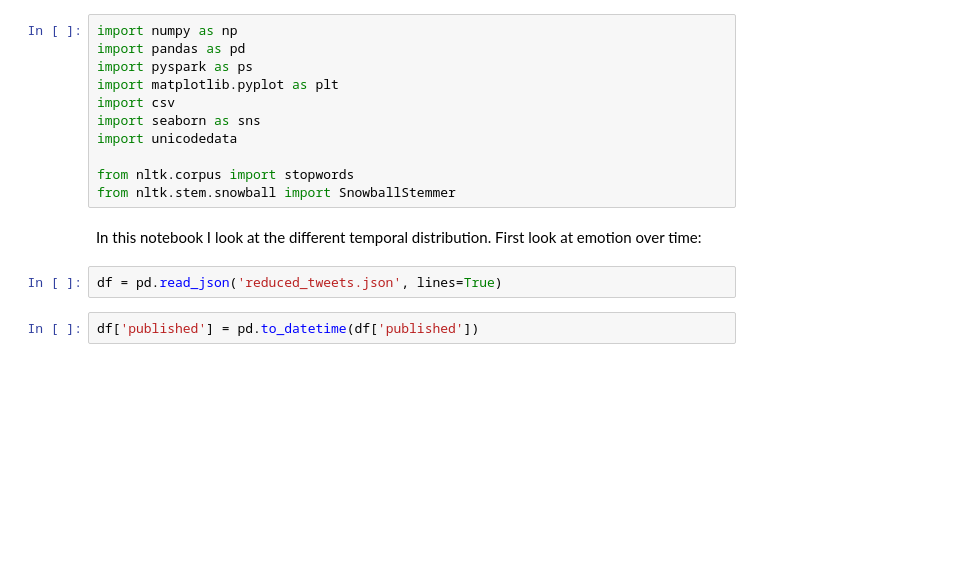
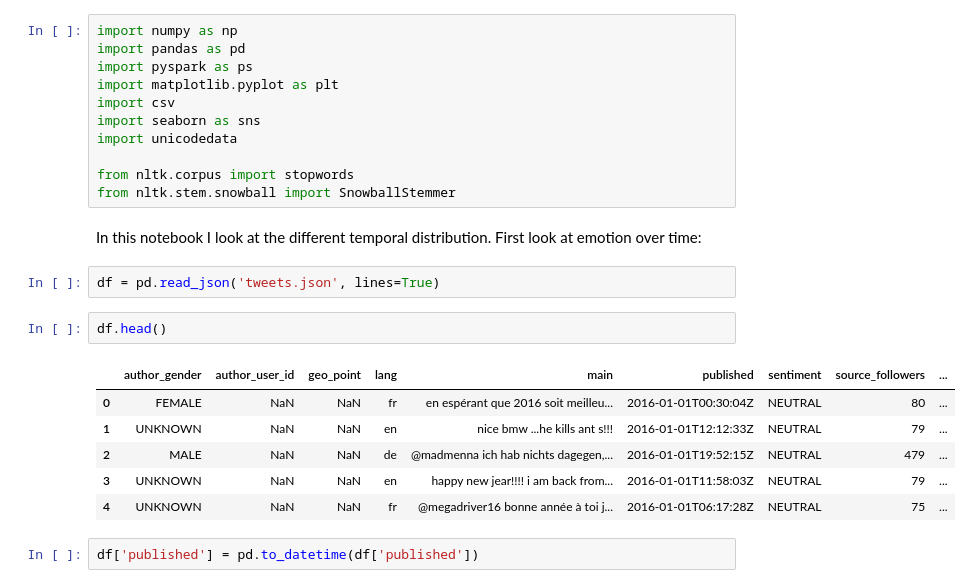
Before and after one commit to mtaziz/ada, a Jupyter notebook: project/Temporal Analysis & geolocation.ipynb, the cells around one changed output. Cells and saved outputs as stored; diff of their text form; blank space fills up the shorter version.

```diff
--- a/project/Temporal Analysis & geolocation.ipynb
+++ b/project/Temporal Analysis & geolocation.ipynb
@@ -13,7 +13,16 @@ from nltk.stem.snowball import SnowballStemmer
 In this notebook I look at the different temporal distribution.
 First look at emotion over time:
 # %%
-df = pd.read_json('reduced_tweets.json', lines=True)
+df = pd.read_json('tweets.json', lines=True)
+# %%
+df.head()
+# %% [output]
+|  | author_gender | author_user_id | geo_point | lang | main | published | sentiment | source_followers | ... |
+| 0 | FEMALE | NaN | NaN | fr | en espérant que 2016 soit meilleu... | 2016-01-01T00:30:04Z | NEUTRAL | 80 | ... |
+| 1 | UNKNOWN | NaN | NaN | en | nice bmw ...he kills ant s!!! | 2016-01-01T12:12:33Z | NEUTRAL | 79 | ... |
+| 2 | MALE | NaN | NaN | de | @madmenna ich hab nichts dagegen,... | 2016-01-01T19:52:15Z | NEUTRAL | 479 | ... |
+| 3 | UNKNOWN | NaN | NaN | en | happy new jear!!!! i am back from... | 2016-01-01T11:58:03Z | NEUTRAL | 79 | ... |
+| 4 | UNKNOWN | NaN | NaN | fr | @megadriver16 bonne année à toi j... | 2016-01-01T06:17:28Z | NEUTRAL | 75 | ... |
 # %%
 df['published'] = pd.to_datetime(df['published'])
 # %%
```
Also changed, not shown: parts of 15 cells of this notebook, 1 other file.
